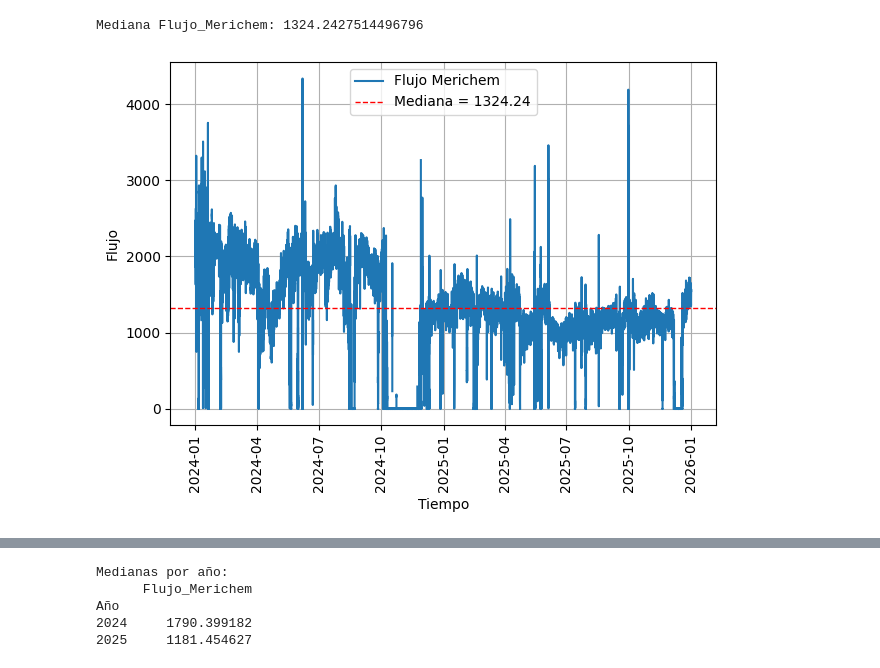
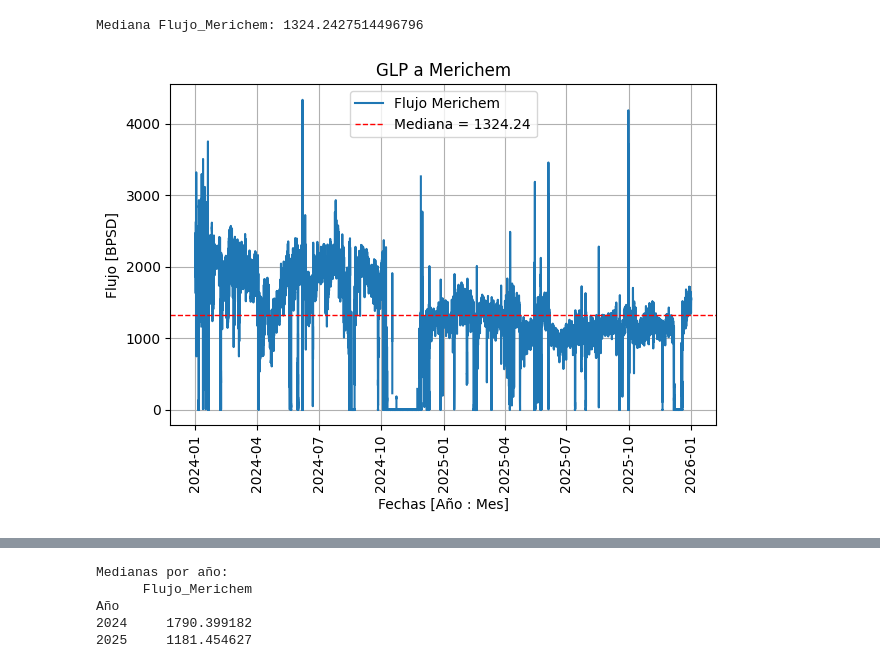
Before and after one commit to vbedoyaj21/OSBL, a Jupyter notebook: EDA_OSBL_GLP.ipynb, the cells around one changed output, grey strips where cells are left out. Saved outputs shown, nothing was run; the diff lists cells and outputs as text; code cells hidden in the pictures.

```diff
--- a/EDA_OSBL_GLP.ipynb
+++ b/EDA_OSBL_GLP.ipynb
@@ -101,21 +101,21 @@ Mediana Flujo_Merichem: 1324.2427514496796
 # %%
 # =========================
 # BLOQUE 5.1: Gráfico discontinuo Flujo OSBL
 # =========================
 #plt.figure(figsize=(14,6))
 
 plt.plot(df_merged.index, df_merged["Flujo_Merichem"], label="Flujo Merichem")
 
 plt.axhline(mediana_Merichem, linestyle="--", linewidth=1, color='r',
             label=f"Mediana = {mediana_Merichem:.2f}")
 
-plt.xlabel("Tiempo")
-plt.ylabel("Flujo")
+plt.xlabel("Fechas [Año : Mes]")
+plt.ylabel("Flujo [BPSD]")
 plt.xticks(rotation=90)
-#plt.title("ACA EL TITULITO")
+plt.title("GLP a Merichem")
 plt.legend()
 plt.tight_layout()
 plt.grid(True)
 plt.show()
 # %% [output]
-[figure, old version]
+[figure, new version]
```
Also changed, not shown: parts of 2 cells of this notebook.
